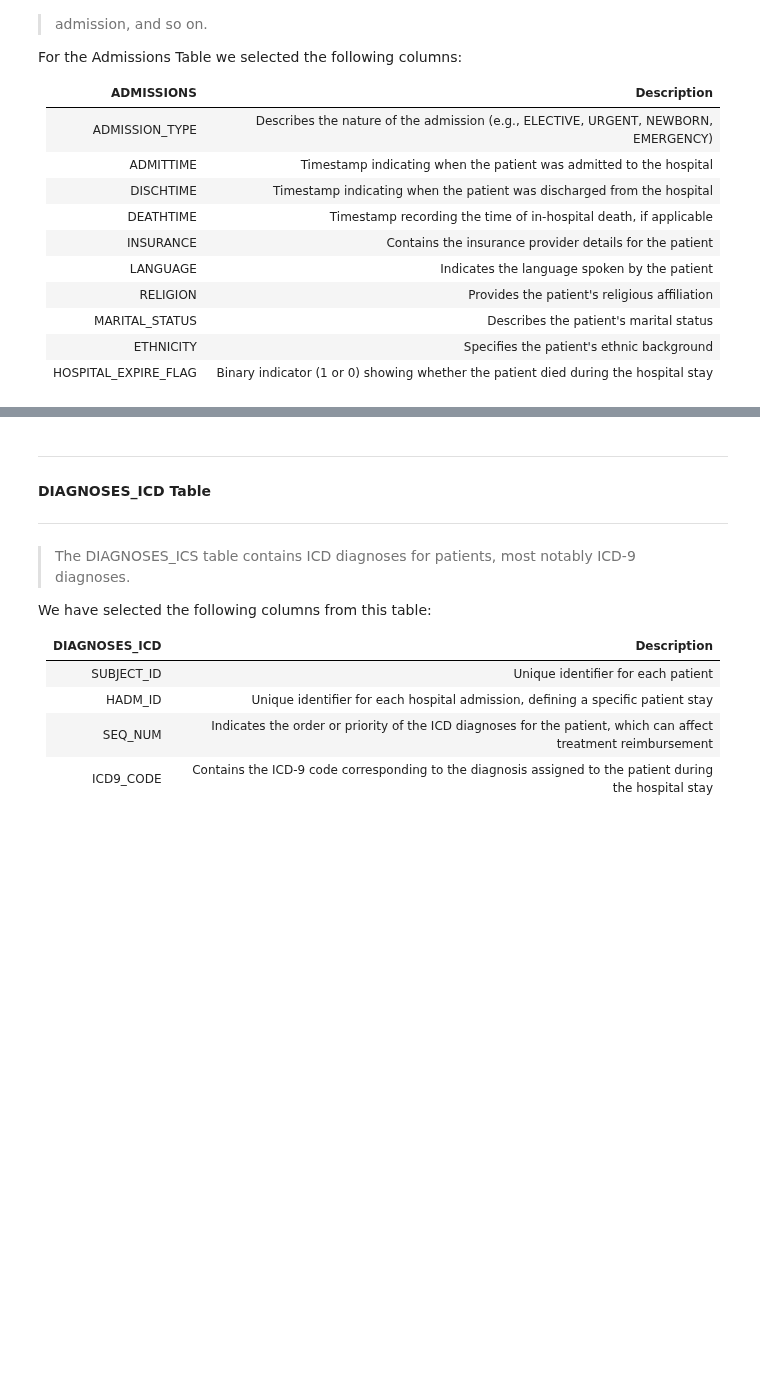
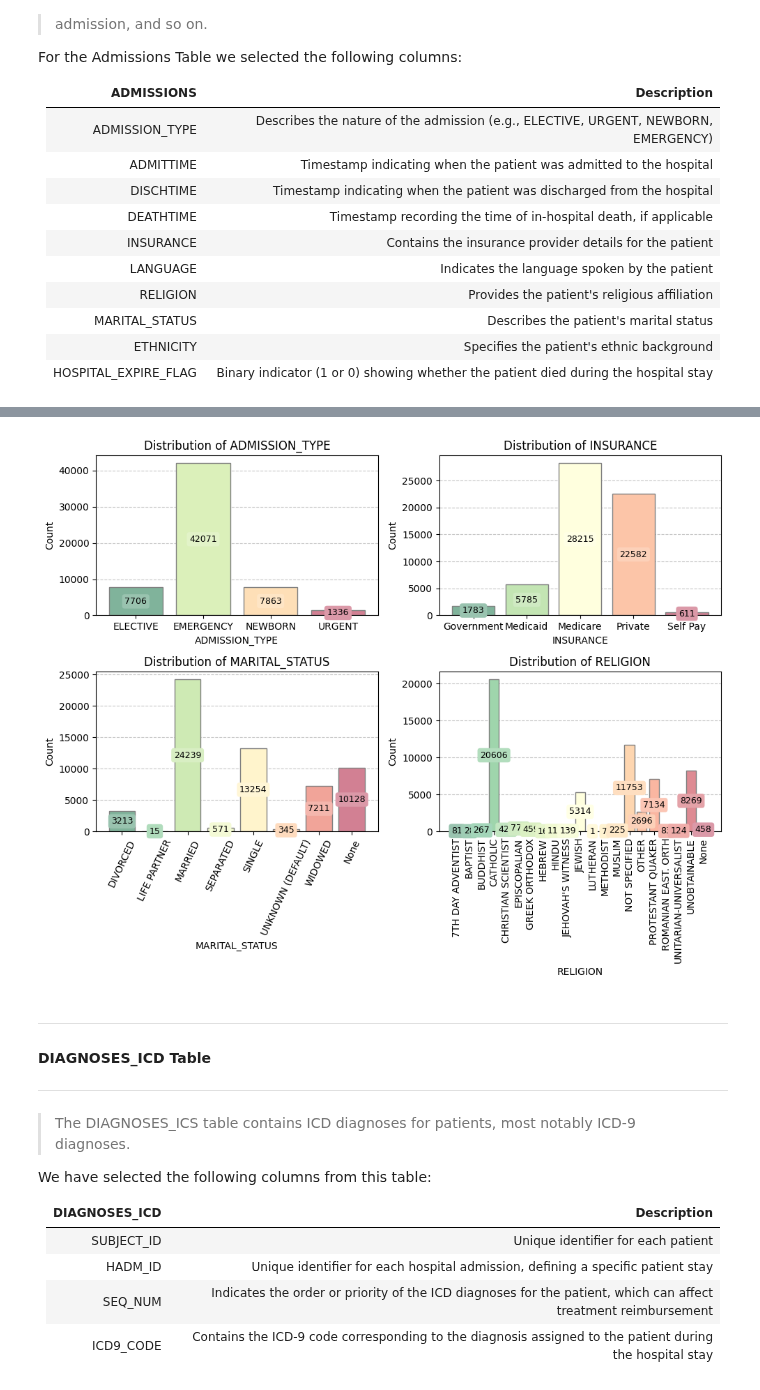
Before and after one commit to EstevesX10/LSDS-Machine-Learning-Pipeline, a Jupyter notebook: Machine-Learning-Pipeline/Machine-Learning-Pipeline.ipynb, the cells around one changed output, grey strips where cells are left out. Saved outputs shown, nothing was run; the diff lists cells and outputs as text; code cells hidden in the pictures; blank space fills up the shorter version.

```diff
--- a/Machine-Learning-Pipeline/Machine-Learning-Pipeline.ipynb
+++ b/Machine-Learning-Pipeline/Machine-Learning-Pipeline.ipynb
@@ -210,0 +282,3 @@ admissions
+# %%
+# Create an admissions analyser
+admissionAnalyser = DatasetAnalyser(df=admissions)
@@ -211,3 +291,16 @@ admissions
+# %%
+# Plot feature Distributions
+# (Note: There is no need to plot the Distribution of any ID feature)
+admissionAnalyser.plotFeatureDistributions(
+    features=[
+        'ADMISSION_TYPE',
+        'INSURANCE',
+        'MARITAL_STATUS',
+        'RELIGION'
+    ]
+)
+# %% [output]
+[figure, added]
 # %% [markdown]
 ---
 #### DIAGNOSES_ICD Table
```
Also changed, not shown: parts of 37 cells of this notebook.
